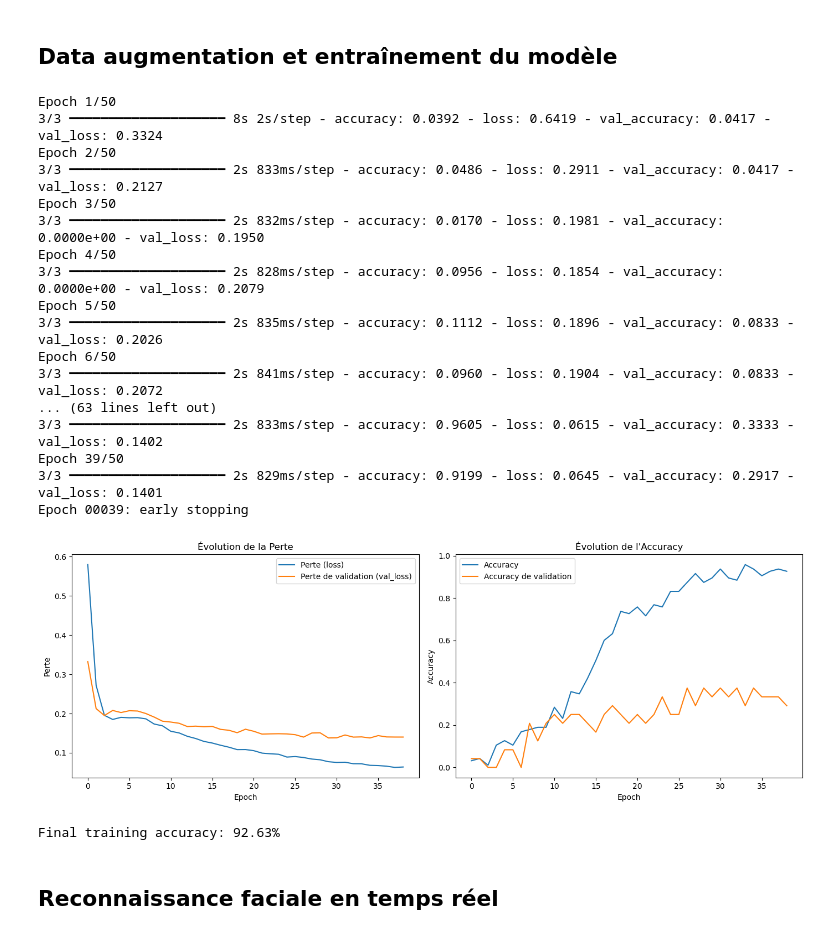
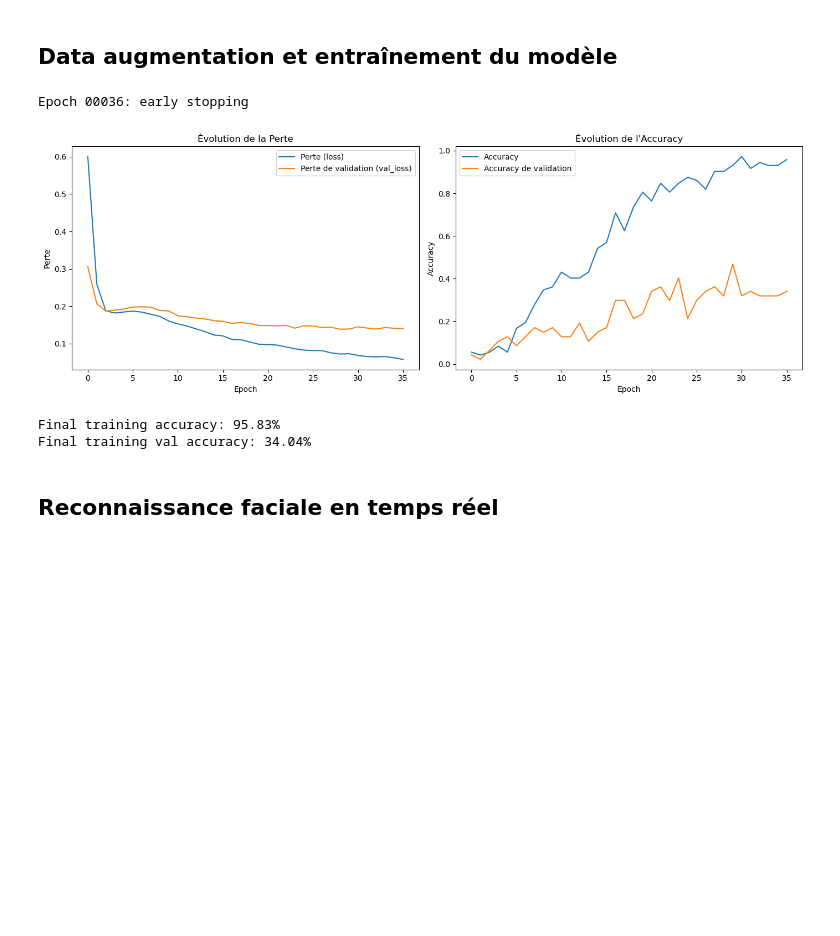
Before and after one commit to DrPicode/CESI-Face, a Jupyter notebook: tensorflowV2.ipynb, the cells around one changed output. Drawn from its saved outputs; the diff is of its cells as text; code cells hidden in the pictures; blank space fills up the shorter version.

```diff
--- a/tensorflowV2.ipynb
+++ b/tensorflowV2.ipynb
@@ -30,7 +30,7 @@ os.environ['TF_CPP_MIN_LOG_LEVEL'] = '3'
 # %% [markdown]
 ## Preparation des données
 # %%
-def prepare_datasets(dataset_path="dataset", img_height=224, img_width=224, train_split=0.7):
+def prepare_datasets(dataset_path="dataset", img_height=224, img_width=224, train_split=0.6):
     """
     Prépare les datasets d'entraînement et de validation à partir d'un répertoire structuré.
 
@@ -200,7 +200,8 @@ def train_model_with_augmentation(model=model, train_images=train_images, train_
         train_generator,
         validation_data=val_generator,
         epochs=50,
-        callbacks=[early_stopping]
+        callbacks=[early_stopping],
+        verbose = 0
     )
 
     # Afficher la perte et l'accuracy
@@ -209,50 +210,37 @@ def train_model_with_augmentation(model=model, train_images=train_images, train_
     plt.plot(history.history['loss'], label='Perte (loss)')
     plt.plot(history.history['val_loss'], label='Perte de validation (val_loss)')
     plt.title('Évolution de la Perte')
     plt.xlabel('Epoch')
     plt.ylabel('Perte')
     plt.legend()
 
     # Afficher l'accuracy
     plt.subplot(1, 2, 2)
     plt.plot(history.history['accuracy'], label='Accuracy')
     plt.plot(history.history['val_accuracy'], label='Accuracy de validation')
     plt.title('Évolution de l\'Accuracy')
     plt.xlabel('Epoch')
     plt.ylabel('Accuracy')
     plt.legend()
 
     plt.tight_layout()
     plt.show()
 
     # Print the final accuracy
     final_accuracy = history.history['accuracy'][-1]
     print(f"Final training accuracy: {final_accuracy*100:.2f}%")
+    final_val_accuracy = history.history['val_accuracy'][-1]
+    print(f"Final training val accuracy: {final_val_accuracy*100:.2f}%")
 
     model.save("face_recognition_model.keras")
 
     return model
 
 # Entraîner le modèle avec augmentation de données
 model = train_model_with_augmentation()
 # %% [output]
-Epoch 1/50
-3/3 ━━━━━━━━━━━━━━━━━━━━ 8s 2s/step - accuracy: 0.0392 - loss: 0.6419 - val_accuracy: 0.0417 - val_loss: 0.3324
-Epoch 2/50
-3/3 ━━━━━━━━━━━━━━━━━━━━ 2s 833ms/step - accuracy: 0.0486 - loss: 0.2911 - val_accuracy: 0.0417 - val_loss: 0.2127
-Epoch 3/50
-3/3 ━━━━━━━━━━━━━━━━━━━━ 2s 832ms/step - accuracy: 0.0170 - loss: 0.1981 - val_accuracy: 0.0000e+00 - val_loss: 0.1950
-Epoch 4/50
-3/3 ━━━━━━━━━━━━━━━━━━━━ 2s 828ms/step - accuracy: 0.0956 - loss: 0.1854 - val_accuracy: 0.0000e+00 - val_loss: 0.2079
-Epoch 5/50
-3/3 ━━━━━━━━━━━━━━━━━━━━ 2s 835ms/step - accuracy: 0.1112 - loss: 0.1896 - val_accuracy: 0.0833 - val_loss: 0.2026
-Epoch 6/50
-3/3 ━━━━━━━━━━━━━━━━━━━━ 2s 841ms/step - accuracy: 0.0960 - loss: 0.1904 - val_accuracy: 0.0833 - val_loss: 0.2072
-... (63 lines left out)
-3/3 ━━━━━━━━━━━━━━━━━━━━ 2s 833ms/step - accuracy: 0.9605 - loss: 0.0615 - val_accuracy: 0.3333 - val_loss: 0.1402
-Epoch 39/50
-3/3 ━━━━━━━━━━━━━━━━━━━━ 2s 829ms/step - accuracy: 0.9199 - loss: 0.0645 - val_accuracy: 0.2917 - val_loss: 0.1401
-Epoch 00039: early stopping
+Epoch 00036: early stopping
-[figure, old version]
+[figure, new version]
-Final training accuracy: 92.63%
+Final training accuracy: 95.83%
+Final training val accuracy: 34.04%
 # %%
```
Also changed, not shown: parts of 3 cells of this notebook.
